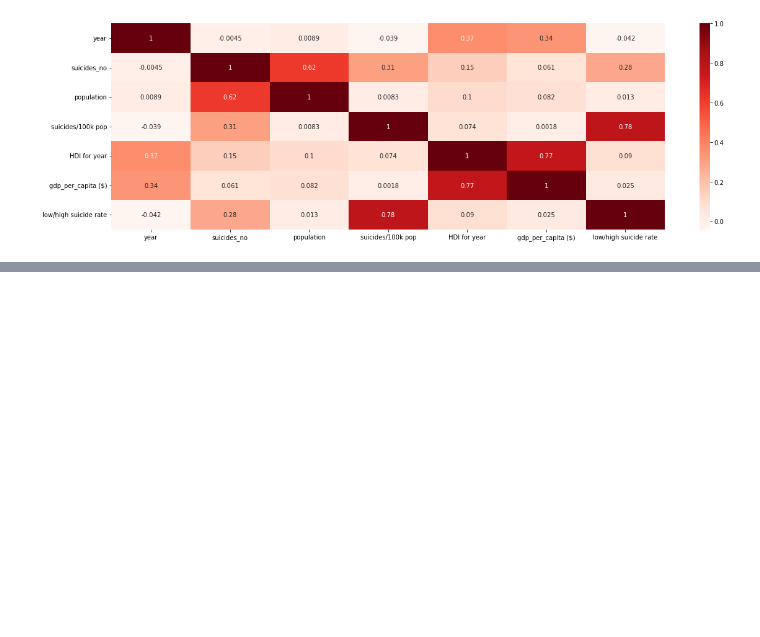
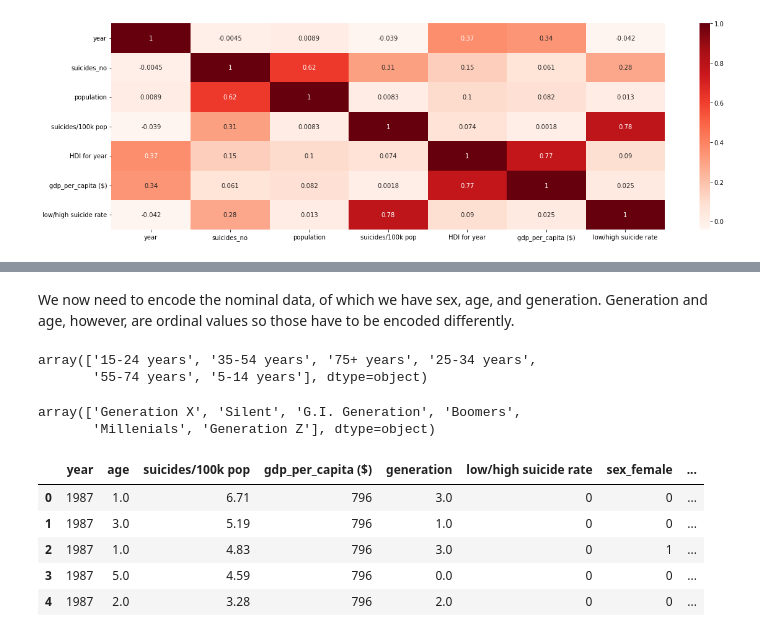
Before and after one commit to jonivrapi/applied-ml, a Jupyter notebook: assignments/assignment3/Vrapi-Assignment3.ipynb, the cells around one changed output, grey strips where cells are left out. Cells and saved outputs as stored; diff of their text form; code cells hidden in the pictures; blank space fills up the shorter version.

```diff
--- a/assignments/assignment3/Vrapi-Assignment3.ipynb
+++ b/assignments/assignment3/Vrapi-Assignment3.ipynb
@@ -249,0 +271,3 @@ plt.show()
+# %%
+df = df.drop(['HDI for year'], axis = 1)
+df.shape
@@ -249,0 +301,17 @@ plt.show()
+# %%
+# Since we determined country does not seem to be relevant, we will drop that as well.
+# Also, if we kept this, we would have to one-hot encode it and then we would add a ton of columns
+# to our dataset
+df = df.drop('country', axis=1)
+
+# We will also drop country-year since that is derived and year is more important
+df = df.drop('country-year', axis=1)
+
+# We will also drop gdp_for_year as it is a total measure and is not relevant since we have per capita
+df = df.drop(' gdp_for_year ($) ', axis=1)
+
+# We will drop population for the same reason as gdp_for_year and it has a low correlation
+df = df.drop('population', axis=1)
+
+# We will drop suicide_no for the same reason as population, even though it has a high correlation. Mistake?
+df = df.drop('suicides_no', axis=1)
@@ -249,0 +328,30 @@ plt.show()
+# %% [markdown]
+We now need to encode the nominal data, of which we have sex, age, and generation. Generation and age, however, are ordinal values so those have to be encoded differently.
+# %%
+df['age'].unique()
+# %% [output]
+array(['15-24 years', '35-54 years', '75+ years', '25-34 years',
+       '55-74 years', '5-14 years'], dtype=object)
+# %%
+df['generation'].unique()
+# %% [output]
+array(['Generation X', 'Silent', 'G.I. Generation', 'Boomers',
+       'Millenials', 'Generation Z'], dtype=object)
+# %%
+age_order = ['5-14 years', '15-24 years', '25-34 years', '35-54 years', '55-74 years', '75+ years']
+generation_order = ['G.I. Generation', 'Silent', 'Boomers', 'Generation X', 'Millenials', 'Generation Z']
+
+df['age'] = OrdinalEncoder(categories=[age_order]).fit_transform(df[['age']])
+df['generation'] = OrdinalEncoder(categories=[generation_order]).fit_transform(df[['generation']])
+
+# Since this is not ordinal, we need to one-hot encode
+df = pd.get_dummies(df, columns=['sex'])
+
+df.head()
+# %% [output]
+|  | year | age | suicides/100k pop | gdp_per_capita ($) | generation | low/high suicide rate | sex_female | ... |
+| 0 | 1987 | 1.0 | 6.71 | 796 | 3.0 | 0 | 0 | ... |
+| 1 | 1987 | 3.0 | 5.19 | 796 | 1.0 | 0 | 0 | ... |
+| 2 | 1987 | 1.0 | 4.83 | 796 | 3.0 | 0 | 1 | ... |
+| 3 | 1987 | 5.0 | 4.59 | 796 | 0.0 | 0 | 0 | ... |
+| 4 | 1987 | 2.0 | 3.28 | 796 | 2.0 | 0 | 0 | ... |
```
Also changed, not shown: parts of 29 cells of this notebook.
